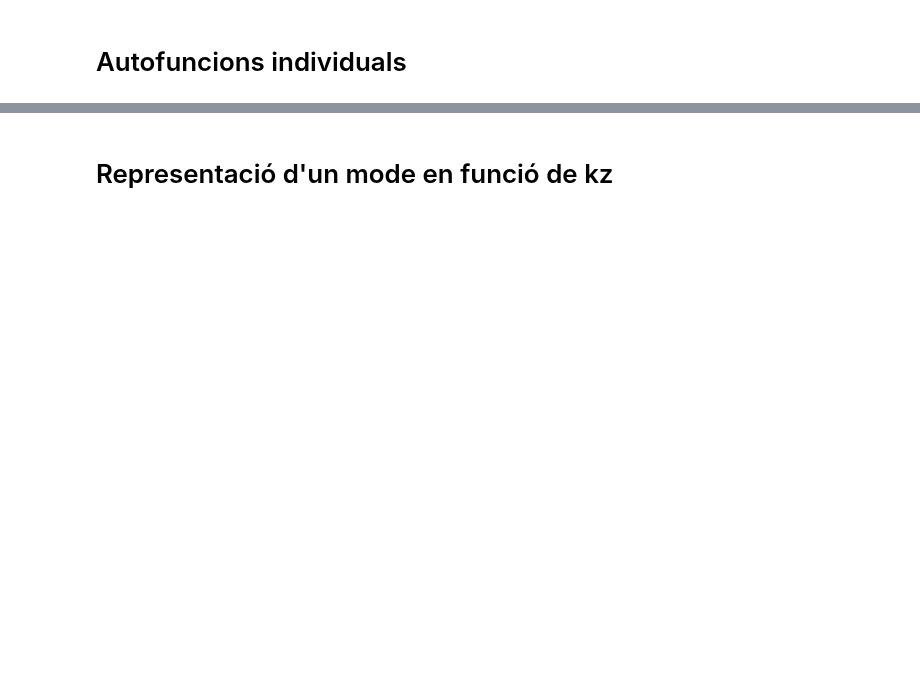
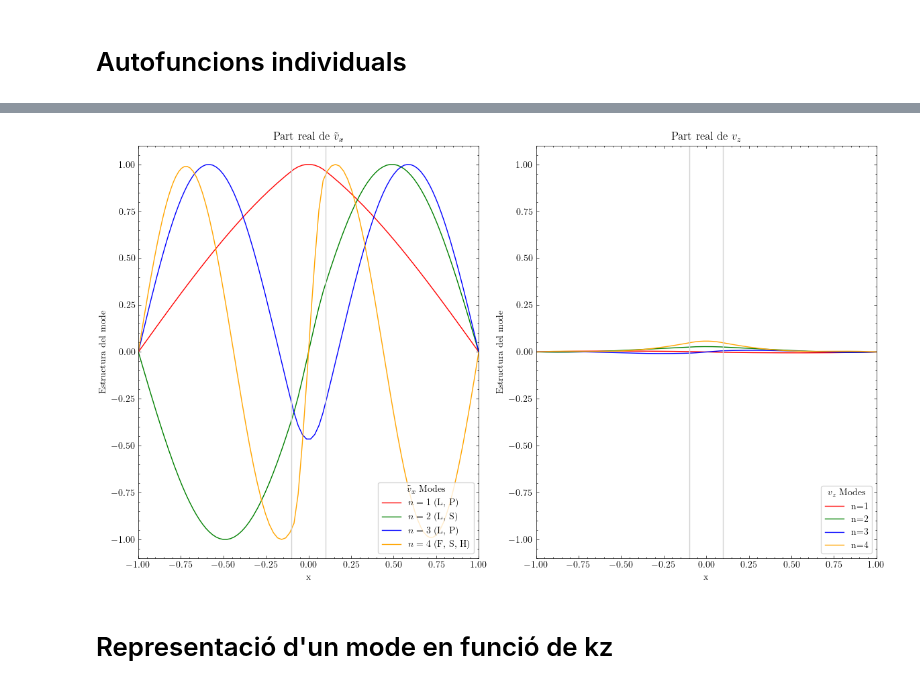
Before and after one commit to JoanRibotOliver/TFG, a Jupyter notebook: Fast & slow modes.ipynb, the cells around one changed output, grey strips where cells are left out. Cells and saved outputs as stored; diff of their text form; code cells hidden in the pictures; blank space fills up the shorter version.

```diff
--- a/Fast & slow modes.ipynb
+++ b/Fast & slow modes.ipynb
@@ -638,0 +507,86 @@ Maximum value is from wg; max_val = 1.1288102006317433
+# %%
+### Create a figure and a 1x2 grid of subplots ###
+fig, axs = plt.subplots(1, 2, figsize=(12, 7))
+
+# Bons colors per ser consistent
+colors = ['red', 'green', 'blue', 'orange', 'purple', 'brown', 'pink', 'gray']
+
+# Example labels for the first 4 modes
+mode_labels = [
+    r"$n={1}$ (L, P)",
+    r"$n={2}$ (L, S)",
+    r"$n={3}$ (L, P)",
+    r"$n={4}$ (F, S, H)"
+]
+
+### Plot real part of v10x~ ###
+x = dist.local_grid(xbasis)
+for n, idx in enumerate(np.argsort(solver.eigenvalues)[N_min_mode:N_max_mode], start=1):
+    solver.set_state(idx, solver.subsystems[0])
+    ug = u['g'].real
+    wg = w['g'].real
+
+    # Definim bé el signe del màxim i després normalitzam
+    if np.max(np.abs(ug)) > np.max(np.abs(wg)):
+        aux = ug
+    else:
+        aux = wg
+
+    index = np.argmax(np.abs(aux))
+    max_val = aux[index]
+
+    # Print the maximum value
+    if np.max(np.abs(ug)) > np.max(np.abs(wg)):
+        print("Maximum value is from ug; max_val =", max_val)
+    else:
+        print("Maximum value is from wg; max_val =", max_val)
+
+    # Normalize both ug by the maximum value
+    ug_normalized = ug / max_val
+
+    axs[0].plot(x, ug_normalized, label=mode_labels[n-1], color=colors[n % len(colors) - 1])
+axs[0].set_ylim(-1.1, 1.1)
+axs[0].set_xlim(-1, 1)
+axs[0].legend(loc="lower right", frameon=True, title=r"$\tilde{v}_{x}$ Modes")
+axs[0].set_ylabel(r"Estructura del mode")
+axs[0].set_xlabel(r"x")
+axs[0].set_title(r"Part real de $\tilde{v}_{x}$") # idò és imaginària ---> desfassament temporal de 1/4 de període
+
+
+x = dist.local_grid(xbasis)
+for n, idx in enumerate(np.argsort(solver.eigenvalues)[N_min_mode:N_max_mode], start=1):
+    solver.set_state(idx, solver.subsystems[0])
+    ug = u['g'].real
+    wg = w['g'].real
+
+    # Definim bé el signe del màxim i després normalitzam
+    if np.max(np.abs(ug)) > np.max(np.abs(wg)):
+        aux = ug
+    else:
+        aux = wg
+
+    index = np.argmax(np.abs(aux))
+    max_val = aux[index]
+
+    # Normalize wg by the maximum value
+    wg_normalized = wg / max_val
+
+    axs[1].plot(x, wg_normalized, label=f"n={n}", color=colors[n % len(colors) - 1])
+axs[1].set_ylim(-1.1, 1.1)
+axs[1].set_xlim(-1, 1)
+axs[1].legend(loc="lower right", frameon=True, title=r"${v}_{z}$ Modes")
+axs[1].set_ylabel(r"Estructura del mode")
+axs[1].set_xlabel(r"x")
+axs[1].set_title(r"Part real de ${v}_{z}$")
+
+# Add vertical lines to each subplot
+for ax in axs.flat:
+    ax.axvline(x=-0.1, color='lightgrey', linestyle='-', linewidth=1)
+    ax.axvline(x=0.1, color='lightgrey', linestyle='-', linewidth=1)
+
+print("kz =",kz)
+plt.tight_layout()
+plt.show()
+
+#fig.savefig("Autofuncions_reals_individuals.png", dpi=300, bbox_inches='tight')
+# %% [output]
@@ -639,3 +598,4 @@ Maximum value is from wg; max_val = 1.1288102006317433
+[figure, added]
 # %% [markdown]
 # Representació d'un mode en funció de kz
 # %%
```
Also changed, not shown: parts of 13 cells of this notebook, 6 other files.
